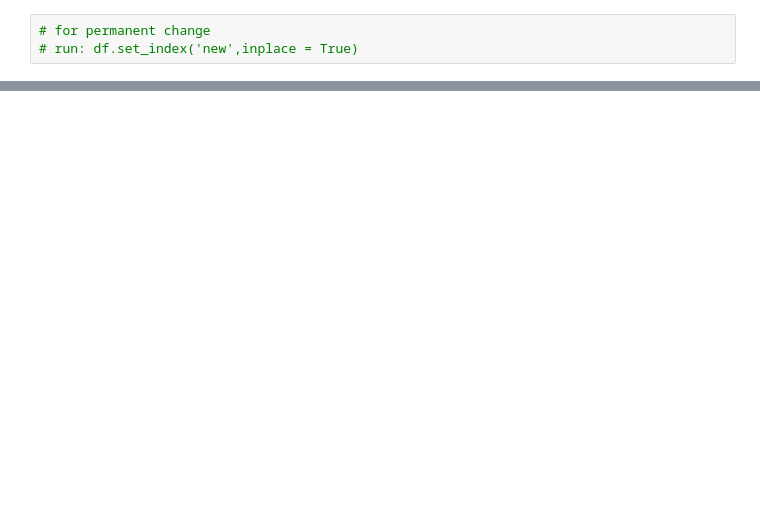
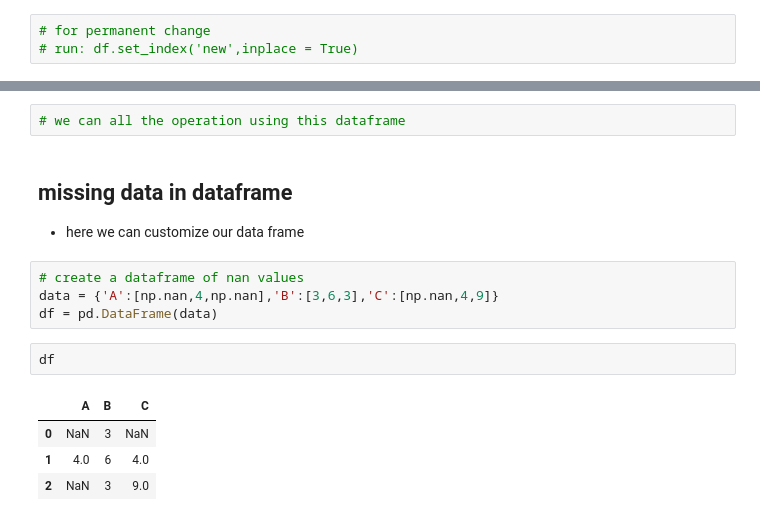
Before and after one commit to SwarupKarmokar/machine_learning_swarup, a Jupyter notebook: Panda_library/Pandas_basics.ipynb, the cells around one changed output, grey strips where cells are left out. Cells and saved outputs as stored; diff of their text form; blank space fills up the shorter version.

```diff
--- a/Panda_library/Pandas_basics.ipynb
+++ b/Panda_library/Pandas_basics.ipynb
@@ -397,0 +437,16 @@ df
+# %%
+# we can all the operation using this dataframe
+# %% [markdown]
+## missing data in dataframe
+* here we can customize our data frame
+# %%
+# create a dataframe of nan values
+data = {'A':[np.nan,4,np.nan],'B':[3,6,3],'C':[np.nan,4,9]}
+df = pd.DataFrame(data)
+# %%
+df
+# %% [output]
+|  | A | B | C |
+| 0 | NaN | 3 | NaN |
+| 1 | 4.0 | 6 | 4.0 |
+| 2 | NaN | 3 | 9.0 |
```
Also changed, not shown: parts of 41 cells of this notebook.
